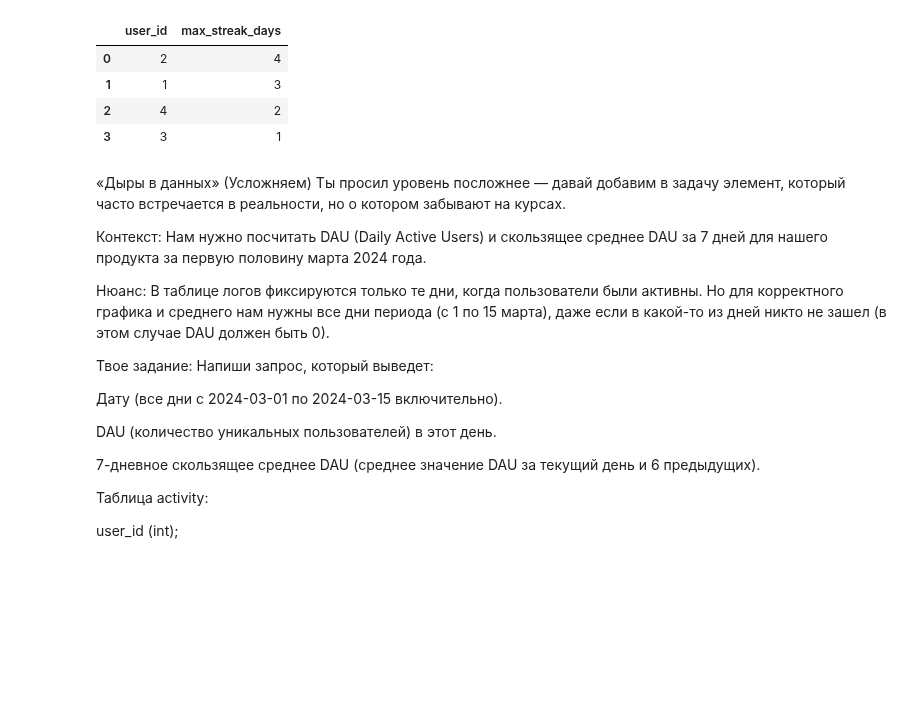
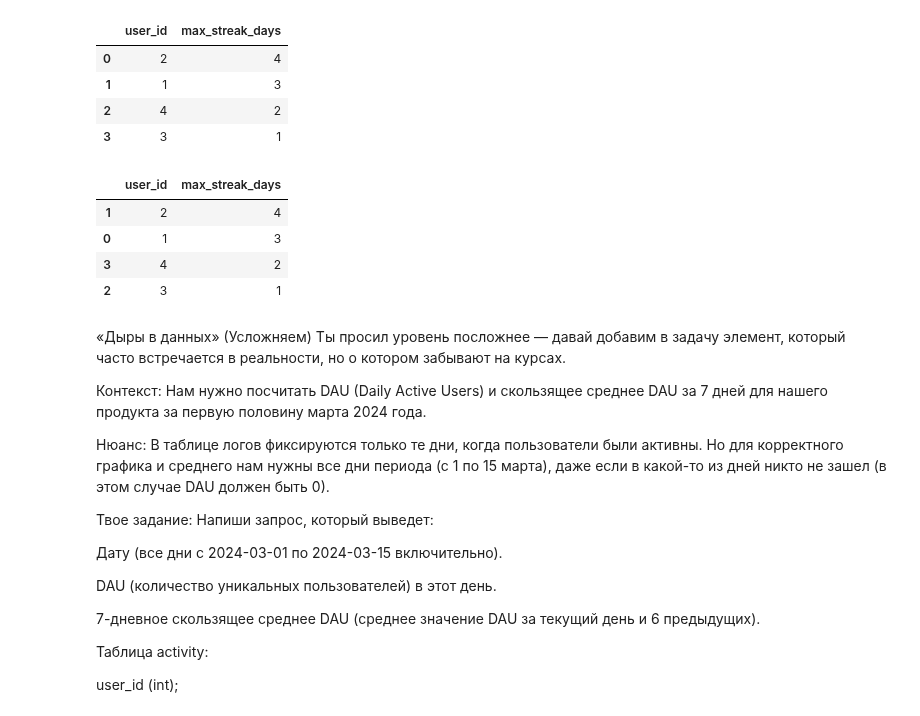
Before and after one commit to Praldmur/Tasks, a Jupyter notebook: simulator_sql.ipynb, the cells around one changed output. Drawn from its saved outputs; the diff is of its cells as text; code cells hidden in the pictures; blank space fills up the shorter version.

```diff
--- a/simulator_sql.ipynb
+++ b/simulator_sql.ipynb
@@ -667,6 +667,19 @@ result
 | 1 | 1 | 3 |
 | 2 | 4 | 2 |
 | 3 | 3 | 1 |
+# %%
+df = workouts[['user_id', 'workout_date']].drop_duplicates()
+df = df.sort_values(['user_id', 'workout_date'])
+df['rn'] = df.groupby('user_id').cumcount()
+df['dif'] = df['workout_date'] - pd.to_timedelta(df['rn'], unit='D')
+streaks = df.groupby(['user_id', 'dif']).size().reset_index(name='count_streak')
+streaks.groupby('user_id')['count_streak'].max().reset_index(name='max_streak_days').sort_values('max_streak_days', ascending=False)
+# %% [output]
+|  | user_id | max_streak_days |
+| 1 | 2 | 4 |
+| 0 | 1 | 3 |
+| 3 | 4 | 2 |
+| 2 | 3 | 1 |
 # %% [markdown]
 «Дыры в данных» (Усложняем)
 Ты просил уровень посложнее — давай добавим в задачу элемент, который часто встречается в реальности, но о котором забывают на курсах.
```
Also changed, not shown: parts of 1 cell of this notebook.
